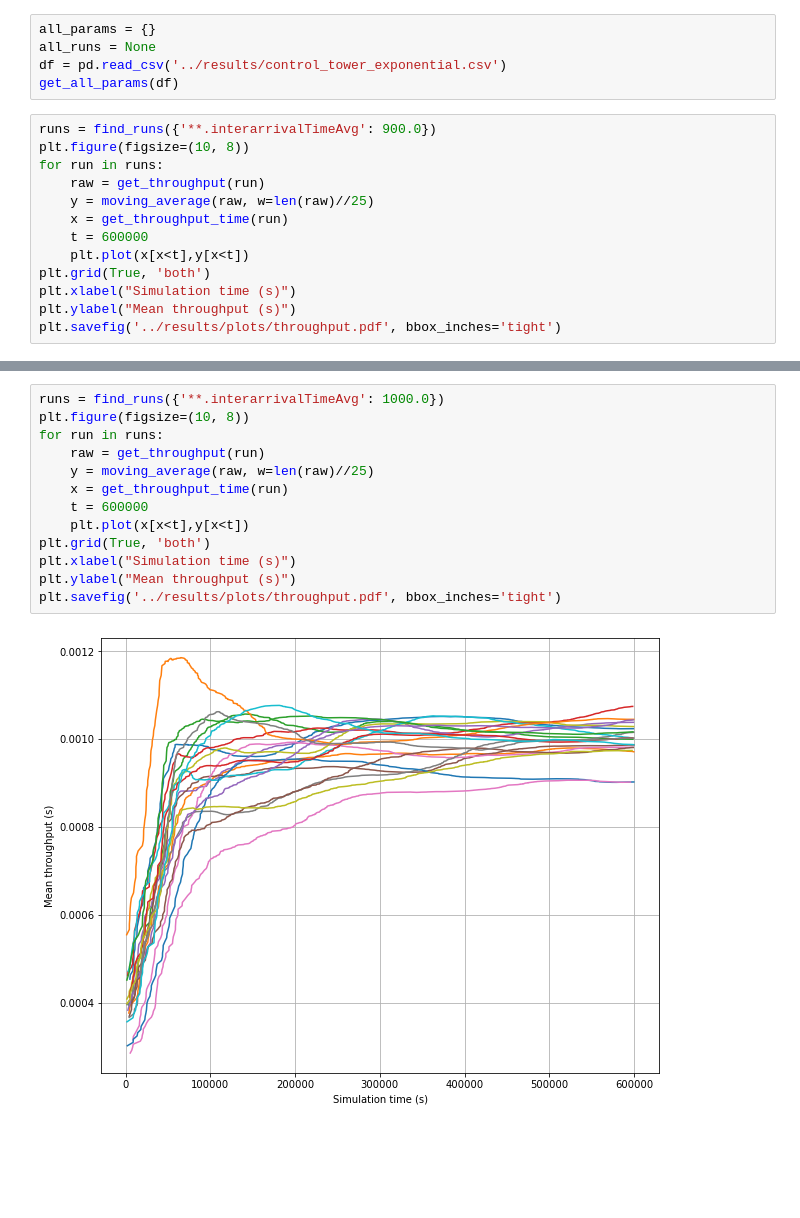
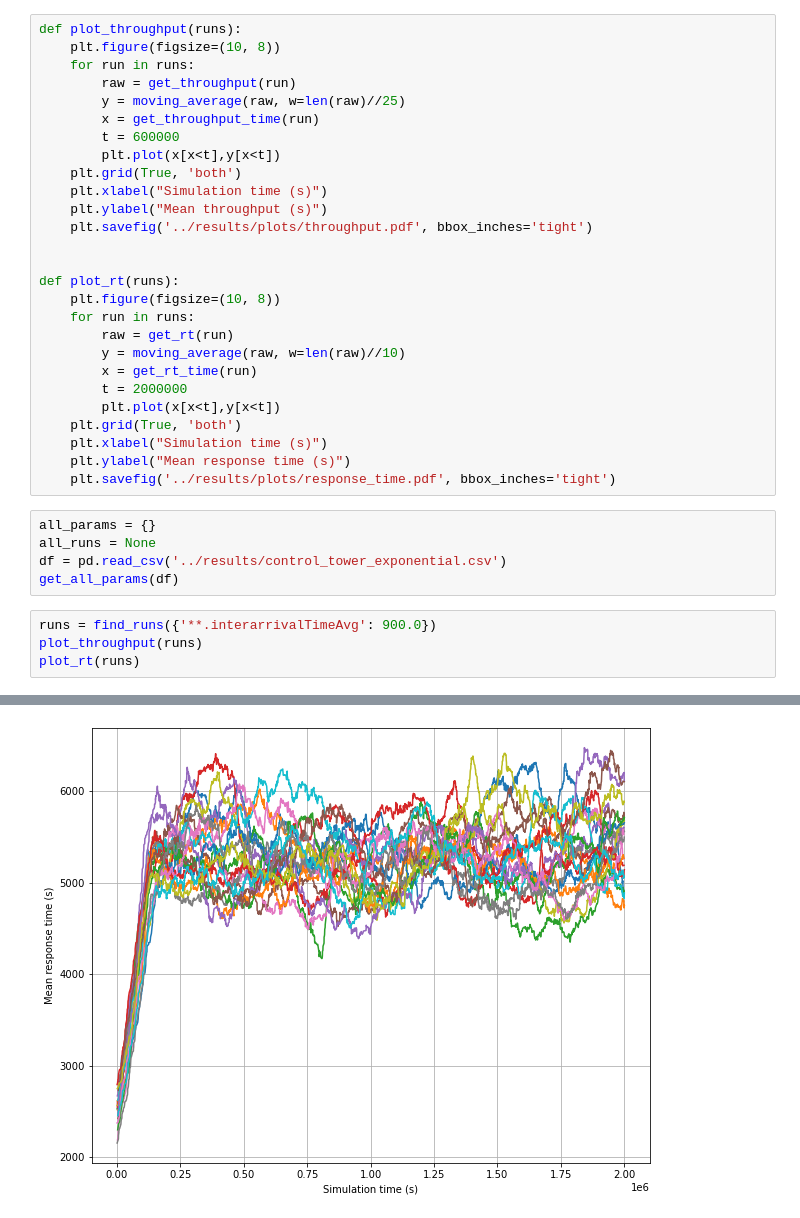
Before and after one commit to bendonio/Control-Tower-Project, a Jupyter notebook: CT/simulations/jupyter/warm_up.ipynb, the cells around one changed output, grey strips where cells are left out. Saved outputs shown, nothing was run; the diff lists cells and outputs as text; blank space fills up the shorter version.

```diff
--- a/CT/simulations/jupyter/warm_up.ipynb
+++ b/CT/simulations/jupyter/warm_up.ipynb
@@ -102,6 +102,33 @@ def get_rt_time(run):
 # %%
 def moving_average(x, w=5):
     return np.convolve(x, np.ones(w), 'same') / w
+# %%
+def plot_throughput(runs):
+    plt.figure(figsize=(10, 8))
+    for run in runs:
+        raw = get_throughput(run)
+        y = moving_average(raw, w=len(raw)//25)
+        x = get_throughput_time(run)
+        t = 600000
+        plt.plot(x[x<t],y[x<t])
+    plt.grid(True, 'both')
+    plt.xlabel("Simulation time (s)")
+    plt.ylabel("Mean throughput (s)")
+    plt.savefig('../results/plots/throughput.pdf', bbox_inches='tight')
+
+
+def plot_rt(runs):
+    plt.figure(figsize=(10, 8))
+    for run in runs:
+        raw = get_rt(run)
+        y = moving_average(raw, w=len(raw)//10)
+        x = get_rt_time(run)
+        t = 2000000
+        plt.plot(x[x<t],y[x<t])
+    plt.grid(True, 'both')
+    plt.xlabel("Simulation time (s)")
+    plt.ylabel("Mean response time (s)")
+    plt.savefig('../results/plots/response_time.pdf', bbox_inches='tight')
 # %%
 all_params = {}
 all_runs = None
@@ -109,31 +136,8 @@ df = pd.read_csv('../results/control_tower_exponential.csv')
 get_all_params(df)
 # %%
 runs = find_runs({'**.interarrivalTimeAvg': 900.0})
-plt.figure(figsize=(10, 8))
-for run in runs:
-    raw = get_throughput(run)
-    y = moving_average(raw, w=len(raw)//25)
-    x = get_throughput_time(run)
-    t = 600000
-    plt.plot(x[x<t],y[x<t])
-plt.grid(True, 'both')
-plt.xlabel("Simulation time (s)")
-plt.ylabel("Mean throughput (s)")
-plt.savefig('../results/plots/throughput.pdf', bbox_inches='tight')
+plot_throughput(runs)
+plot_rt(runs)
 # %% [output]
 [figure]
+[figure, added]
-# %%
-runs = find_runs({'**.interarrivalTimeAvg': 1000.0})
-plt.figure(figsize=(10, 8))
-for run in runs:
-    raw = get_throughput(run)
-    y = moving_average(raw, w=len(raw)//25)
-    x = get_throughput_time(run)
-    t = 600000
-    plt.plot(x[x<t],y[x<t])
-plt.grid(True, 'both')
-plt.xlabel("Simulation time (s)")
-plt.ylabel("Mean throughput (s)")
-plt.savefig('../results/plots/throughput.pdf', bbox_inches='tight')
-# %% [output]
-[figure, removed]
```
Also changed, not shown: parts of 6 cells of this notebook.
